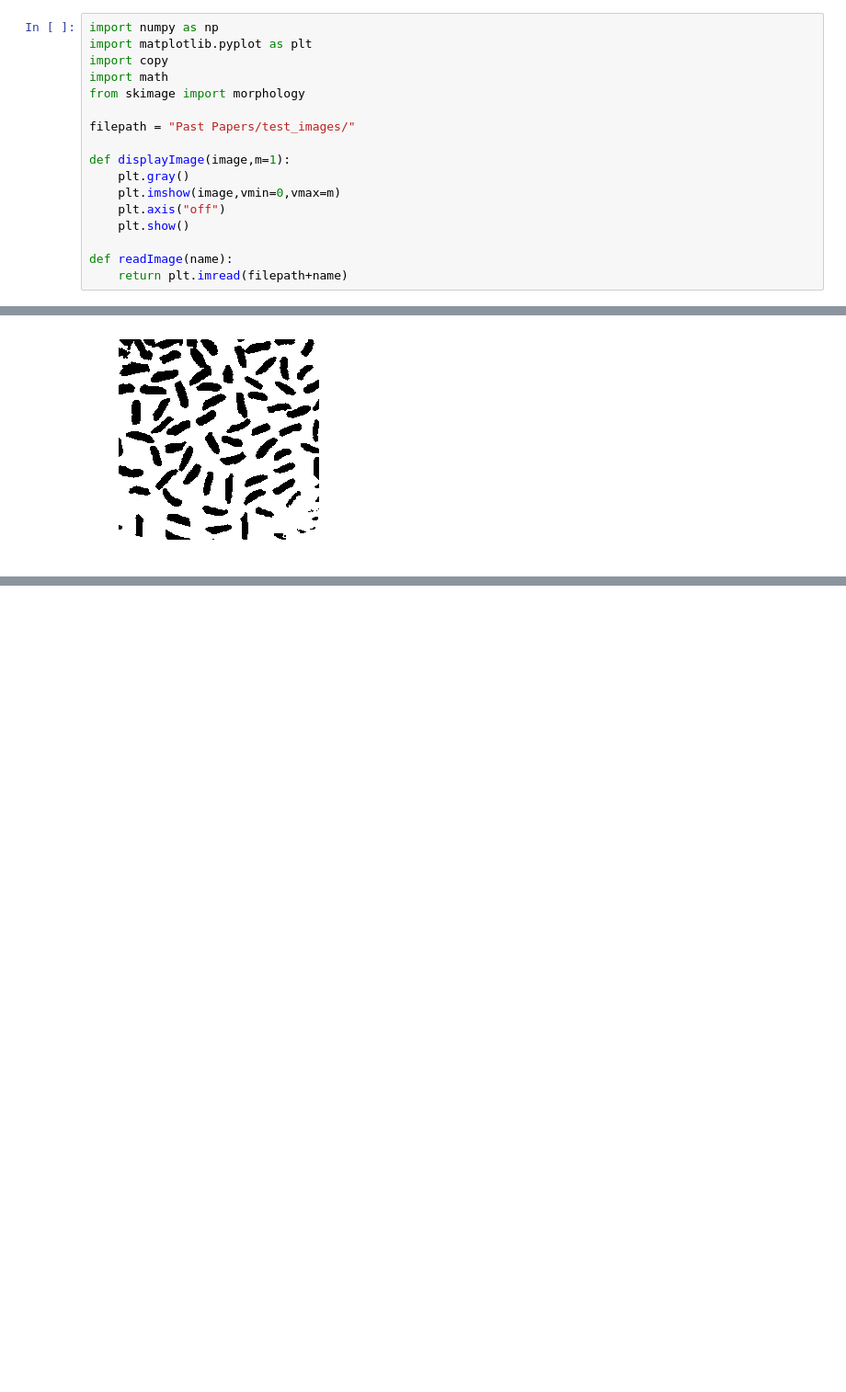
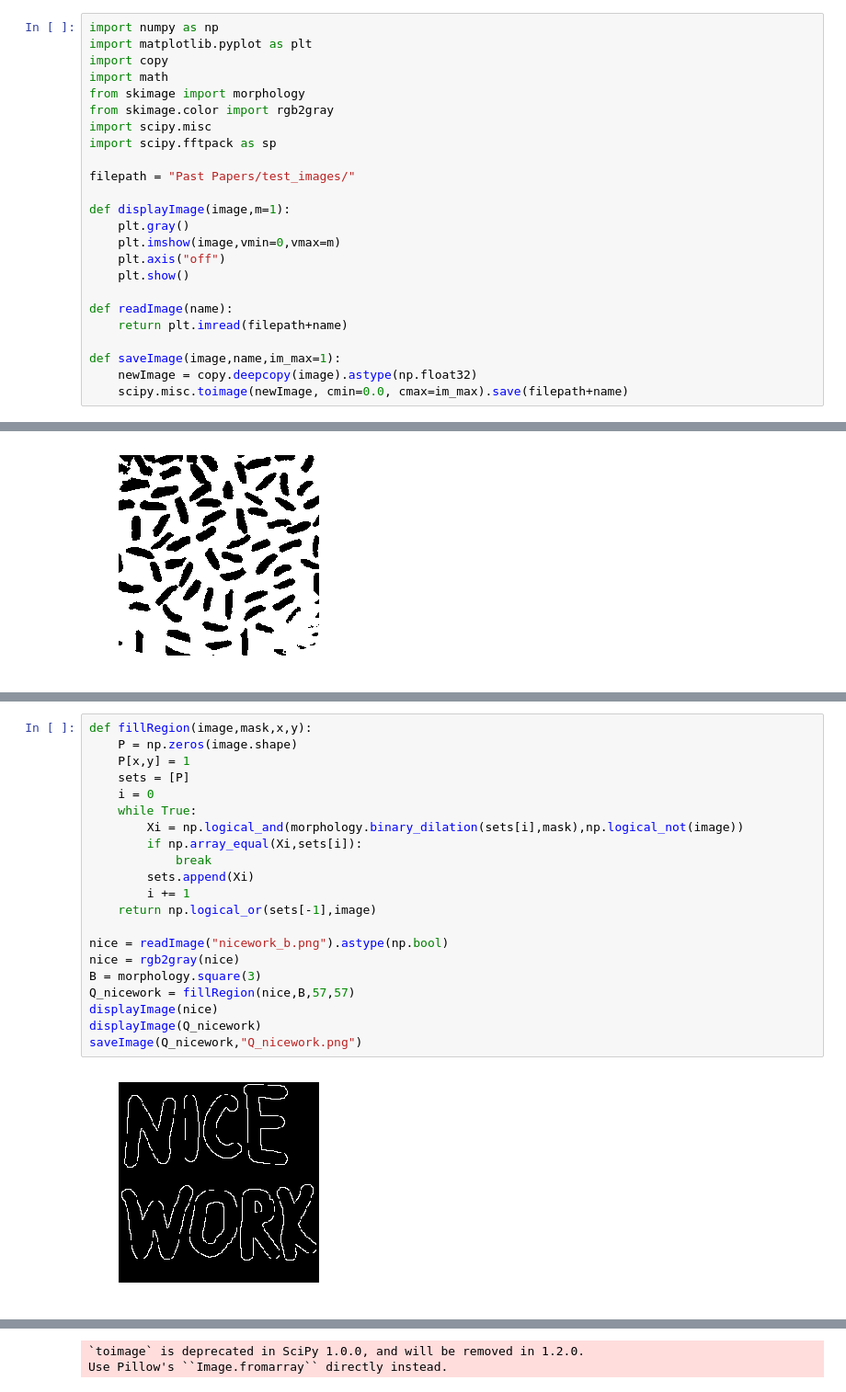
Before and after one commit to arcticNeemie/schoolwork, a Jupyter notebook: COMS/Honours/Digital Image Processing/Past Test.ipynb, the cells around one changed output, grey strips where cells are left out. Shown at 92% size. Drawn from its saved outputs; the diff is of its cells as text; blank space fills up the shorter version.

```diff
--- a/COMS/Honours/Digital Image Processing/Past Test.ipynb
+++ b/COMS/Honours/Digital Image Processing/Past Test.ipynb
@@ -8,6 +8,9 @@ import matplotlib.pyplot as plt
 import copy
 import math
 from skimage import morphology
+from skimage.color import rgb2gray
+import scipy.misc
+import scipy.fftpack as sp
 
 filepath = "Past Papers/test_images/"
 
@@ -19,6 +22,10 @@ def displayImage(image,m=1):
 
 def readImage(name):
     return plt.imread(filepath+name)
+
+def saveImage(image,name,im_max=1):
+    newImage = copy.deepcopy(image).astype(np.float32)
+    scipy.misc.toimage(newImage, cmin=0.0, cmax=im_max).save(filepath+name)
 # %% [markdown]
 <b>Question 1: </b>Write a script to apply contrast stretching on image ‘cubes org.png’. Save your script as ‘Q cubes.m’,
 and the resulting image as ‘Q cubes.png’.
@@ -143,0 +179,23 @@ displayImage(Q_rice_2,255)
+# %%
+def fillRegion(image,mask,x,y):
+    P = np.zeros(image.shape)
+    P[x,y] = 1
+    sets = [P]
+    i = 0
+    while True:
+        Xi = np.logical_and(morphology.binary_dilation(sets[i],mask),np.logical_not(image))
+        if np.array_equal(Xi,sets[i]):
+            break
+        sets.append(Xi)
+        i += 1
+    return np.logical_or(sets[-1],image)
+
+nice = readImage("nicework_b.png").astype(np.bool)
+nice = rgb2gray(nice)
+B = morphology.square(3)
+Q_nicework = fillRegion(nice,B,57,57)
+displayImage(nice)
+displayImage(Q_nicework)
+saveImage(Q_nicework,"Q_nicework.png")
+# %% [output]
+[figure, added]
@@ -143,0 +203,2 @@ displayImage(Q_rice_2,255)
+`toimage` is deprecated in SciPy 1.0.0, and will be removed in 1.2.0.
+Use Pillow's ``Image.fromarray`` directly instead.
```
Also changed, not shown: parts of 6 cells of this notebook, 2 other files.
